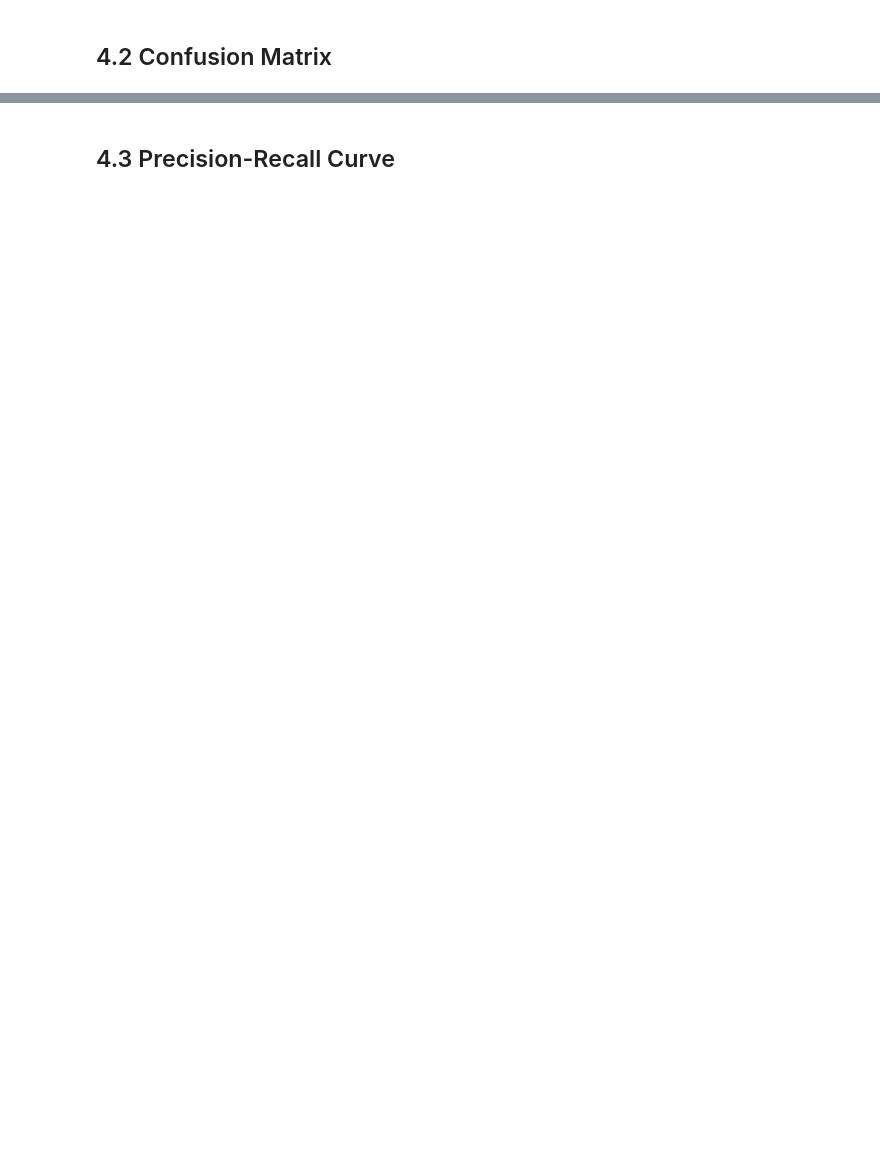
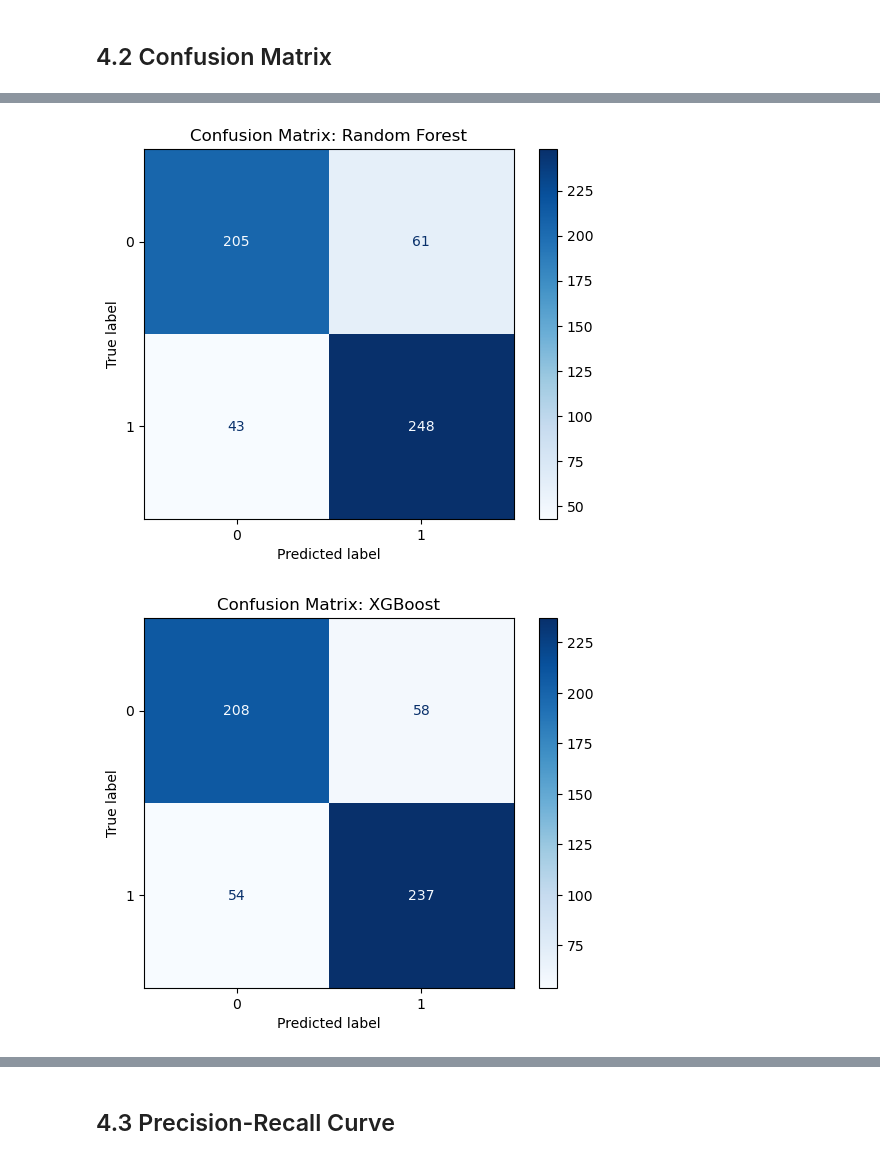
Before and after one commit to puc26/kaggleNotebook, a Jupyter notebook: cardiovascular_risk.ipynb, the cells around one changed output, grey strips where cells are left out. Saved outputs shown, nothing was run; the diff lists cells and outputs as text; code cells hidden in the pictures; blank space fills up the shorter version.

```diff
--- a/cardiovascular_risk.ipynb
+++ b/cardiovascular_risk.ipynb
@@ -891,0 +913,6 @@ The above figures illustrate the confusion matrix, providing insights into the p
+# %%
+# Sampled
+plot_cm(X_train_sampled, Y_train_sampled, X_test_sampled, Y_test_sampled, None)
+# %% [output]
+[figure, added]
+[figure, added]
```
Also changed, not shown: parts of 33 cells of this notebook.
